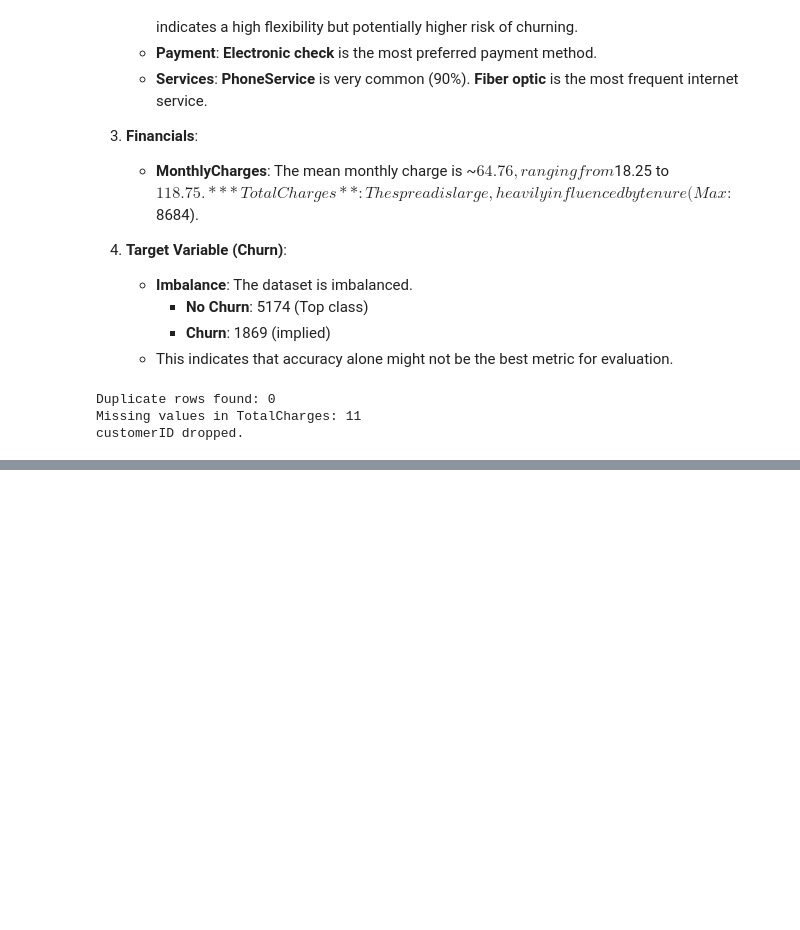
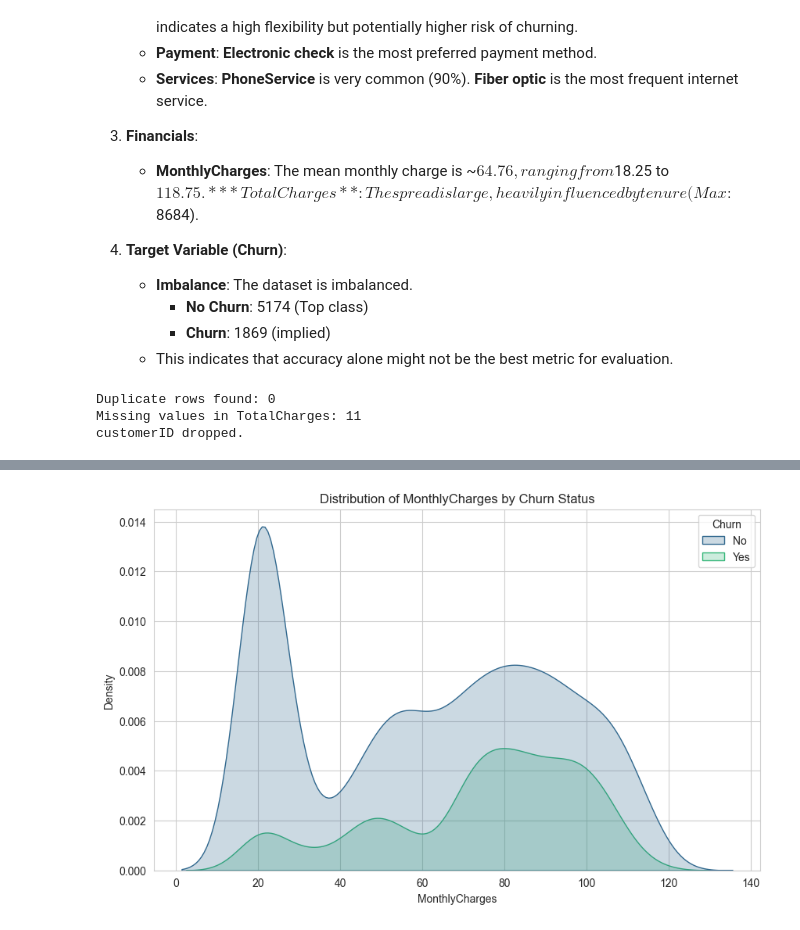
Before and after one commit to MiledAmer/Customer-Churn-Prediction-Project, a Jupyter notebook: notebooks/01_EDA.ipynb, the cells around one changed output, grey strips where cells are left out. Drawn from its saved outputs; the diff is of its cells as text; code cells hidden in the pictures; blank space fills up the shorter version.

Commit message:
complet EDA part, understand data, create plots and understand why customers churn also identify hightly correlated vars and outliers

```diff
--- a/notebooks/01_EDA.ipynb
+++ b/notebooks/01_EDA.ipynb
@@ -10,7 +8,7 @@ import utils.visualization as viz
 # %% [markdown]
 ## View a chunk of data to understand it
 # %%
-df = load_data('../data/dataset.csv')
+df = preproc.load_data('../data/dataset.csv')
 df.tail()
 # %% [output]
 |  | customerID | gender | SeniorCitizen | Partner | Dependents | tenure | PhoneService | MultipleLines | ... |
@@ -107,0 +174,4 @@ Passing `palette` without assigning `hue` is deprecated and will be removed in v
+# %%
+viz.plot_numeric_distribution(df, 'MonthlyCharges')
+# %% [output]
+[figure, added]
```
Also changed, not shown: parts of 18 cells of this notebook, 1 other file.
